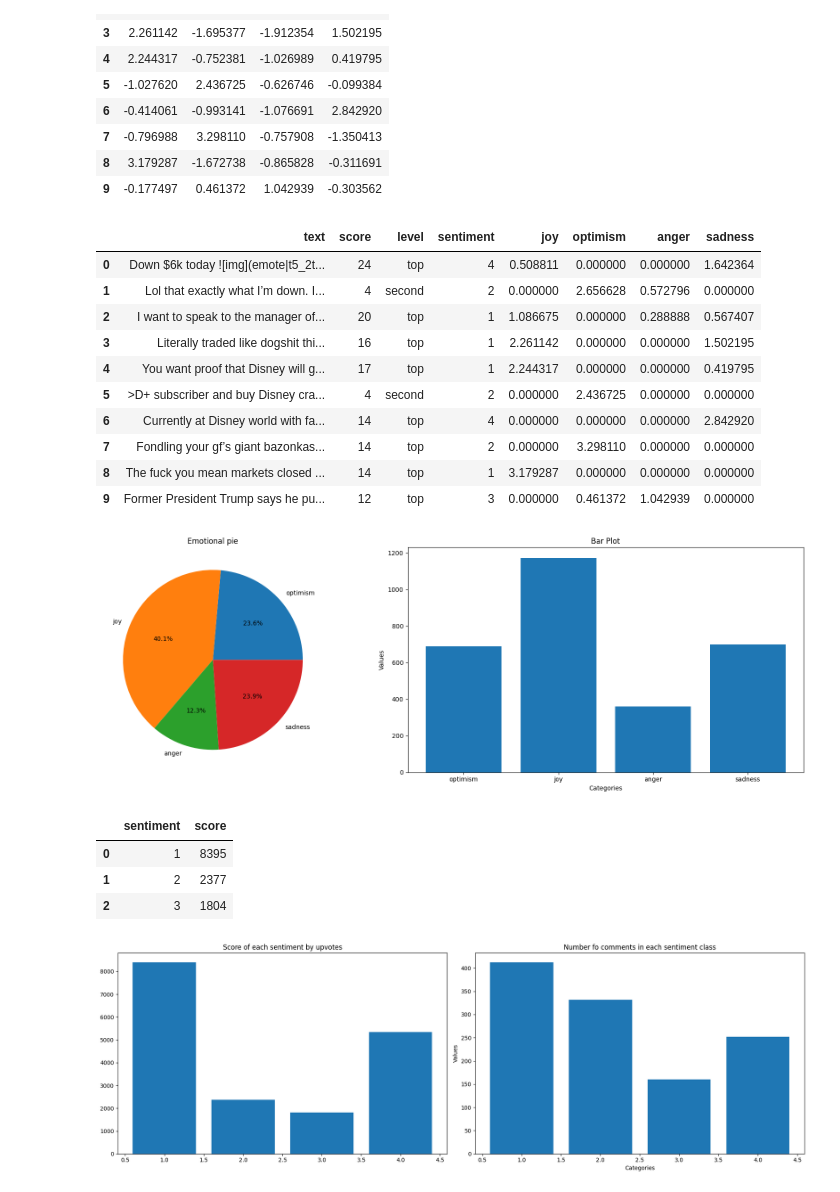
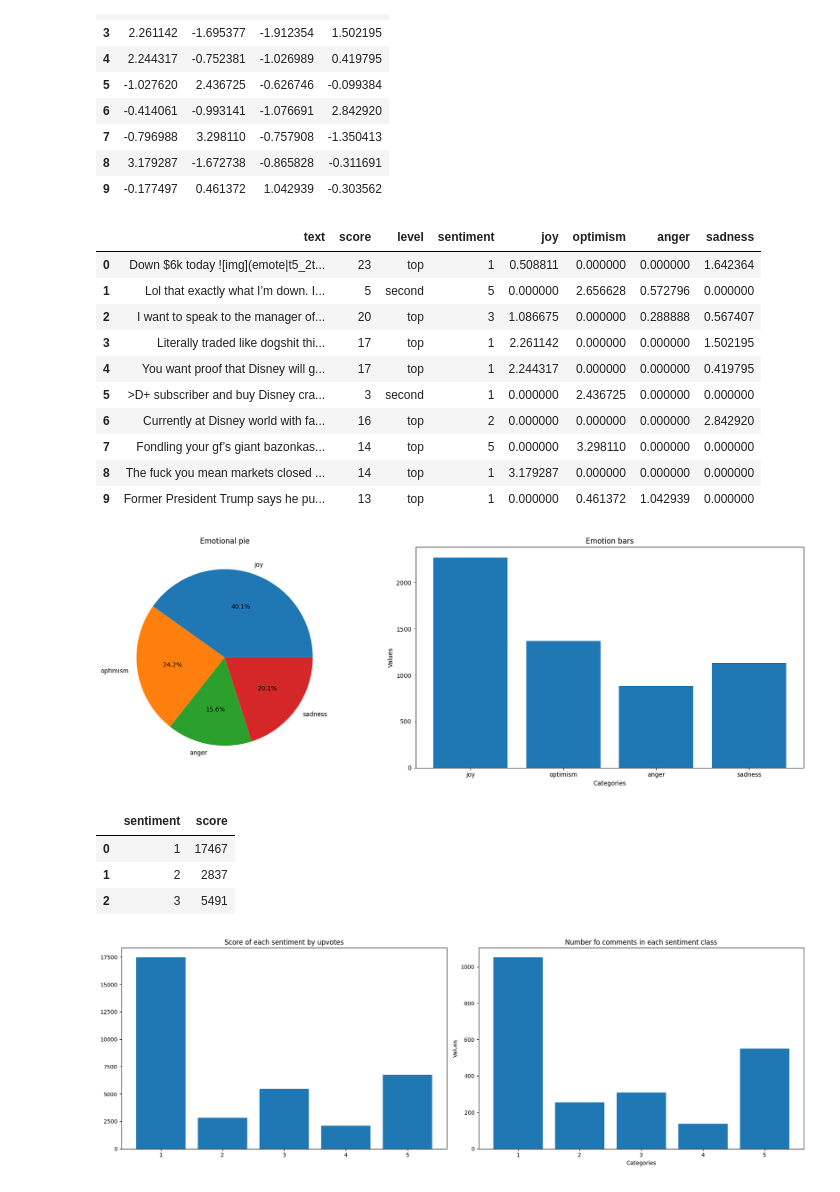
Before and after one commit to VoeP/reddit_sentiment, a Jupyter notebook: scraping/scrapetesting.ipynb, the cells around one changed output. Cells and saved outputs as stored; diff of their text form; code cells hidden in the pictures.

```diff
--- a/scraping/scrapetesting.ipynb
+++ b/scraping/scrapetesting.ipynb
@@ -1,9 +1,2 @@
 # %%
 import praw
-# %%
-client_id="zMpqPkDKrXve3gZnk9s6KQ"
-client_secret="Y93psrmtpLR8e5xHuxo2HXxJJW3HSA"
-password="LeWagonScrapePraw2023"
-user_name="SentimentGuy2023"
-user_agent="scrapepraw2023"
-redirect_uri="http://localhost:8080"
@@ -28,7 +26,7 @@ subreddit = reddit.subreddit("wallstreetbets")
 text=[]
 score=[]
 level=[]
-for i in subreddit.hot(limit=5):
+for i in subreddit.hot(limit=20):
     submission=reddit.submission(i)
     print(f"############### submission {i}##########################")
     for top_level_comment in submission.comments:
@@ -197,16 +177,16 @@ df_comments=pd.concat([df_comments, df_emotions], axis=1)
 df_comments.head(10)
 # %% [output]
 |  | text | score | level | sentiment | joy | optimism | anger | sadness |
-| 0 | Down $6k today ![img](emote|t5_2t... | 24 | top | 4 | 0.508811 | 0.000000 | 0.000000 | 1.642364 |
-| 1 | Lol that exactly what I’m down. I... | 4 | second | 2 | 0.000000 | 2.656628 | 0.572796 | 0.000000 |
-| 2 | I want to speak to the manager of... | 20 | top | 1 | 1.086675 | 0.000000 | 0.288888 | 0.567407 |
-| 3 | Literally traded like dogshit thi... | 16 | top | 1 | 2.261142 | 0.000000 | 0.000000 | 1.502195 |
+| 0 | Down $6k today ![img](emote|t5_2t... | 23 | top | 1 | 0.508811 | 0.000000 | 0.000000 | 1.642364 |
+| 1 | Lol that exactly what I’m down. I... | 5 | second | 5 | 0.000000 | 2.656628 | 0.572796 | 0.000000 |
+| 2 | I want to speak to the manager of... | 20 | top | 3 | 1.086675 | 0.000000 | 0.288888 | 0.567407 |
+| 3 | Literally traded like dogshit thi... | 17 | top | 1 | 2.261142 | 0.000000 | 0.000000 | 1.502195 |
 | 4 | You want proof that Disney will g... | 17 | top | 1 | 2.244317 | 0.000000 | 0.000000 | 0.419795 |
-| 5 | >D+ subscriber and buy Disney cra... | 4 | second | 2 | 0.000000 | 2.436725 | 0.000000 | 0.000000 |
-| 6 | Currently at Disney world with fa... | 14 | top | 4 | 0.000000 | 0.000000 | 0.000000 | 2.842920 |
-| 7 | Fondling your gf’s giant bazonkas... | 14 | top | 2 | 0.000000 | 3.298110 | 0.000000 | 0.000000 |
+| 5 | >D+ subscriber and buy Disney cra... | 3 | second | 1 | 0.000000 | 2.436725 | 0.000000 | 0.000000 |
+| 6 | Currently at Disney world with fa... | 16 | top | 2 | 0.000000 | 0.000000 | 0.000000 | 2.842920 |
+| 7 | Fondling your gf’s giant bazonkas... | 14 | top | 5 | 0.000000 | 3.298110 | 0.000000 | 0.000000 |
 | 8 | The fuck you mean markets closed ... | 14 | top | 1 | 3.179287 | 0.000000 | 0.000000 | 0.000000 |
-| 9 | Former President Trump says he pu... | 12 | top | 3 | 0.000000 | 0.461372 | 1.042939 | 0.000000 |
+| 9 | Former President Trump says he pu... | 13 | top | 1 | 0.000000 | 0.461372 | 1.042939 | 0.000000 |
 # %%
 sum_joy = df_comments["joy"].sum()
 sum_optimism = df_comments["optimism"].sum()
@@ -221,20 +201,20 @@ data=[sum_joy,
 # %%
 import matplotlib.pyplot as plt
 import seaborn as sns
 
 plt.figure(figsize=(18, 6))
 plt.subplot(1, 2, 1)  # 1 row, 2 columns, position 1
 plt.pie(data, labels=keys, autopct='%1.1f%%')
 plt.title('Emotional pie')
 plt.subplot(1, 2, 2)  # 1 row, 2 columns, position 2
 plt.bar(keys, data)
 plt.xlabel('Categories')
 plt.ylabel('Values')
-plt.title('Bar Plot')
+plt.title('Emotion bars')
 plt.tight_layout()  # Automatically adjusts subplot parameters to give specified padding
-plt.show()
+plt.savefig("emotions.png")
 # %% [output]
-[figure, old version]
+[figure, new version]
 # %%
 sents=df_comments.groupby("sentiment").count()["text"]
 grouped_df = df_comments.groupby("sentiment")["score"].sum().reset_index()
@@ -242,9 +222,9 @@ grouped_df = df_comments.groupby("sentiment")["score"].sum().reset_index()
 grouped_df.head(3)
 # %% [output]
 |  | sentiment | score |
-| 0 | 1 | 8395 |
-| 1 | 2 | 2377 |
-| 2 | 3 | 1804 |
+| 0 | 1 | 17467 |
+| 1 | 2 | 2837 |
+| 2 | 3 | 5491 |
 # %%
 plt.figure(figsize=(18, 6))
 plt.subplot(1, 2, 1)  # 1 row, 2 columns, position 1
@@ -256,6 +236,6 @@ plt.xlabel('Categories')
 plt.ylabel('Values')
 plt.title('Number fo comments in each sentiment class')
 plt.tight_layout()  # Automatically adjusts subplot parameters to give specified padding
-plt.show()
+plt.savefig("sentiments")
 # %% [output]
-[figure, old version]
+[figure, new version]
```
Also changed, not shown: parts of 4 cells of this notebook, 1 other file.
